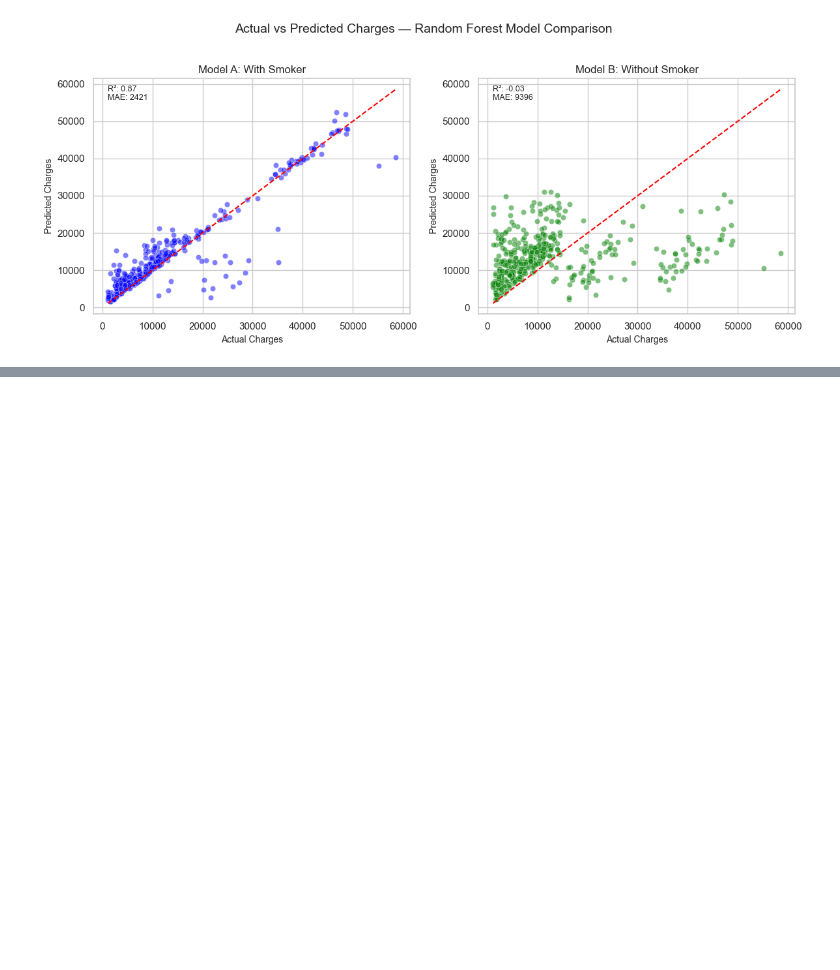
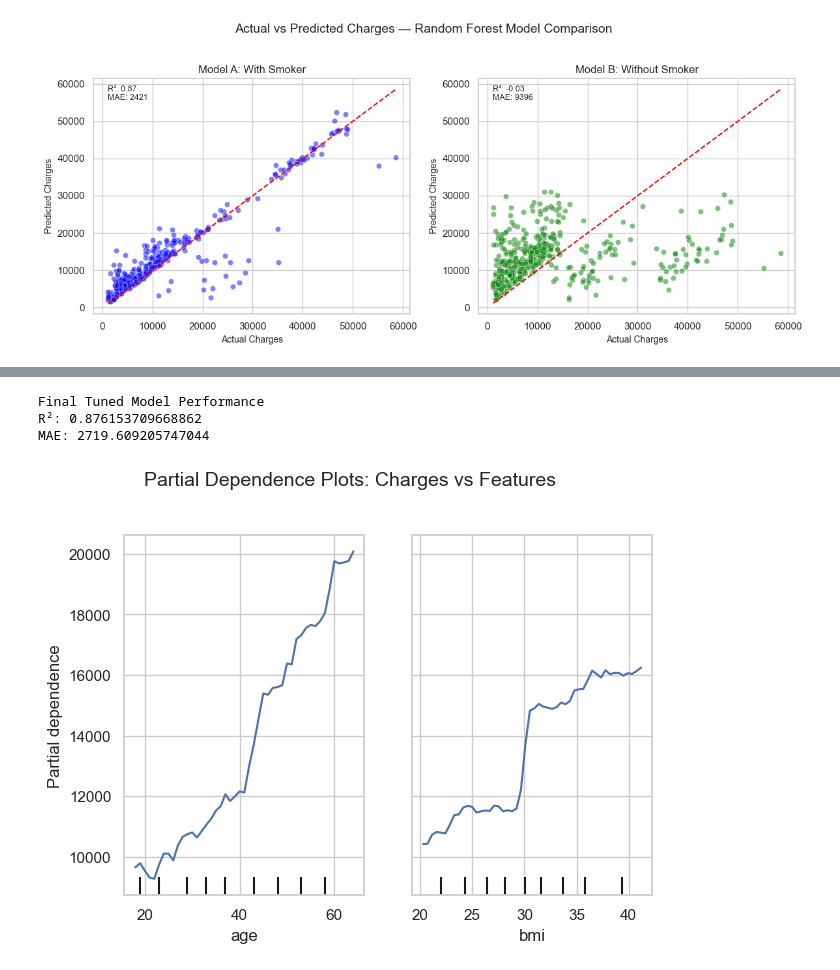
Before and after one commit to RajsiCapco/ads, a Jupyter notebook: Regression2.ipynb, the cells around one changed output, grey strips where cells are left out. Cells and saved outputs as stored; diff of their text form; code cells hidden in the pictures; blank space fills up the shorter version.

```diff
--- a/Regression2.ipynb
+++ b/Regression2.ipynb
@@ -368,0 +387,38 @@ plt.show()
+# %%
+# Final Model
+final_rf = RandomForestRegressor(
+    max_depth=9,
+    max_features='sqrt',
+    min_samples_leaf=2,
+    min_samples_split=3,
+    n_estimators=344,
+    random_state=13
+)
+
+# Train on full training data
+final_rf.fit(X_train_full, y_train)
+
+# Predict
+final_rf_pred = final_rf.predict(X_test_full)
+
+print("Final Tuned Model Performance")
+print("R²:", r2_score(y_test, final_rf_pred))
+print("MAE:", mean_absolute_error(y_test, final_rf_pred))
+# %% [output]
+Final Tuned Model Performance
+R²: 0.876153709668862
+MAE: 2719.609205747044
+# %%
+#Partial Dependence Plots
+PartialDependenceDisplay.from_estimator(
+    final_rf,
+    X_test_full,
+    features=['age', 'bmi'],
+    kind="average",
+    grid_resolution=50
+)
+plt.suptitle("Partial Dependence Plots: Charges vs Features", fontsize=14, y=1.02)
+plt.tight_layout()
+plt.show()
+# %% [output]
+[figure, added]
```
Also changed, not shown: parts of 24 cells of this notebook, 3 other files.
